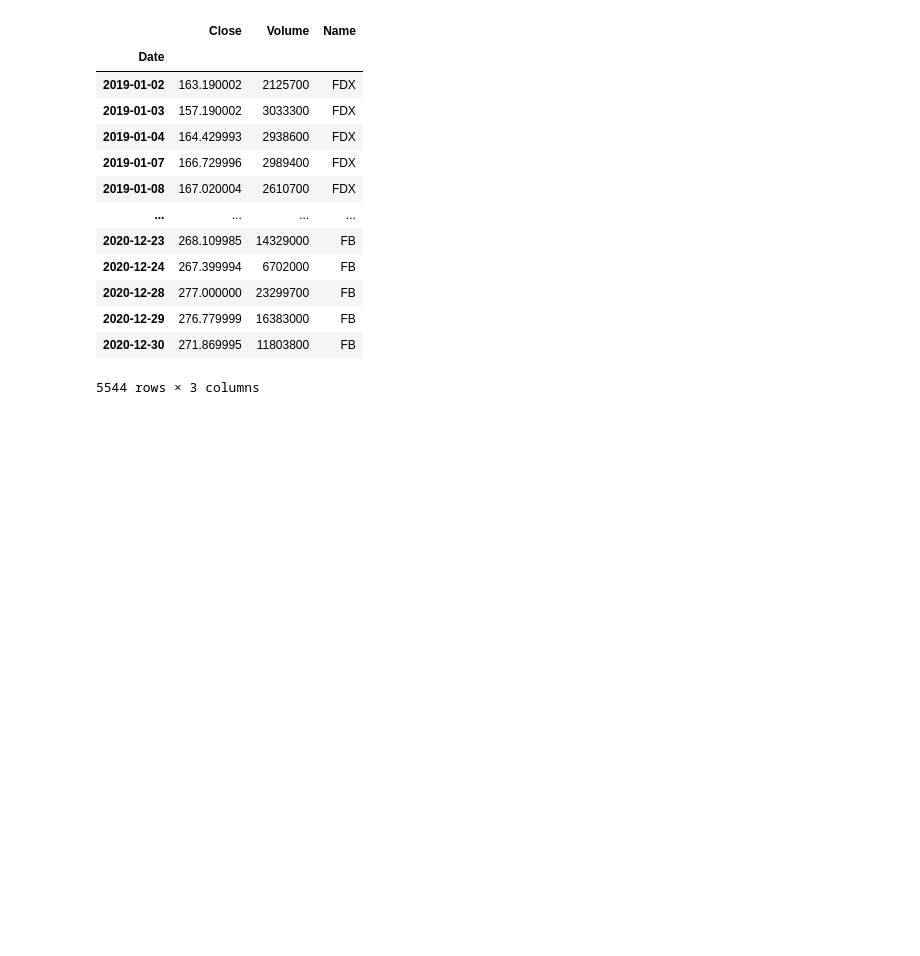
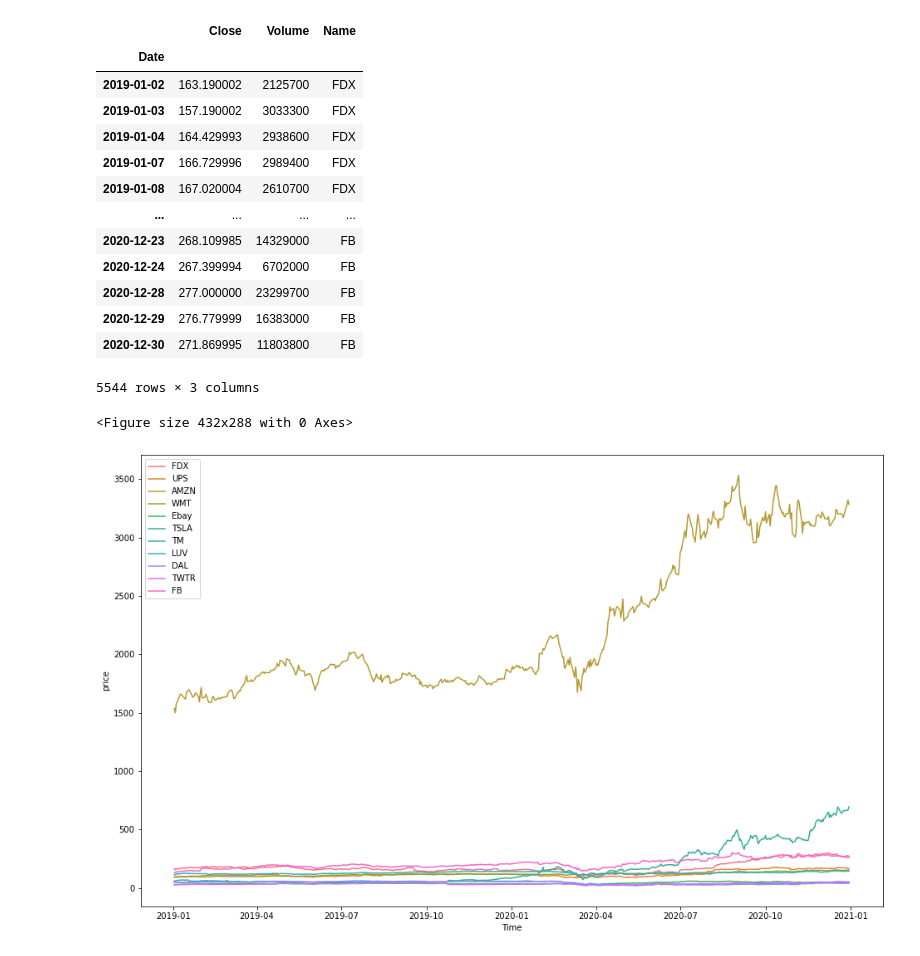
Before and after one commit to nt1983/team5-exercise, a Jupyter notebook: stockgrabber.ipynb, the cells around one changed output. Saved outputs shown, nothing was run; the diff lists cells and outputs as text; code cells hidden in the pictures; blank space fills up the shorter version.

Commit message:
add graph for discussion

```diff
--- a/stockgrabber.ipynb
+++ b/stockgrabber.ipynb
@@ -103,3 +105,23 @@ stockFinal
 | 2020-12-29 | 276.779999 | 16383000 | FB |
 | 2020-12-30 | 271.869995 | 11803800 | FB |
 5544 rows × 3 columns
+# %%
+plt.figure()
+
+ticker = stockFinal.Name.unique()
+colors = sns.color_palette('husl', n_colors=len(ticker))  # get a number of colors
+cmap = dict(zip(ticker, colors))  # zip values to colors
+
+# plot
+plt.figure(figsize=(16, 10))
+sns.lineplot(x='Date', y='Close', hue='Name', data=stockFinal, palette=cmap)
+
+# We need to call .legend() to show the legend.
+plt.legend()
+# Give the axes labels
+plt.ylabel('price')
+plt.xlabel('Time')
+plt.show()
+# %% [output]
+<Figure size 432x288 with 0 Axes>
+[figure, added]
```
Also changed, not shown: parts of 2 cells of this notebook, 1 other file.
